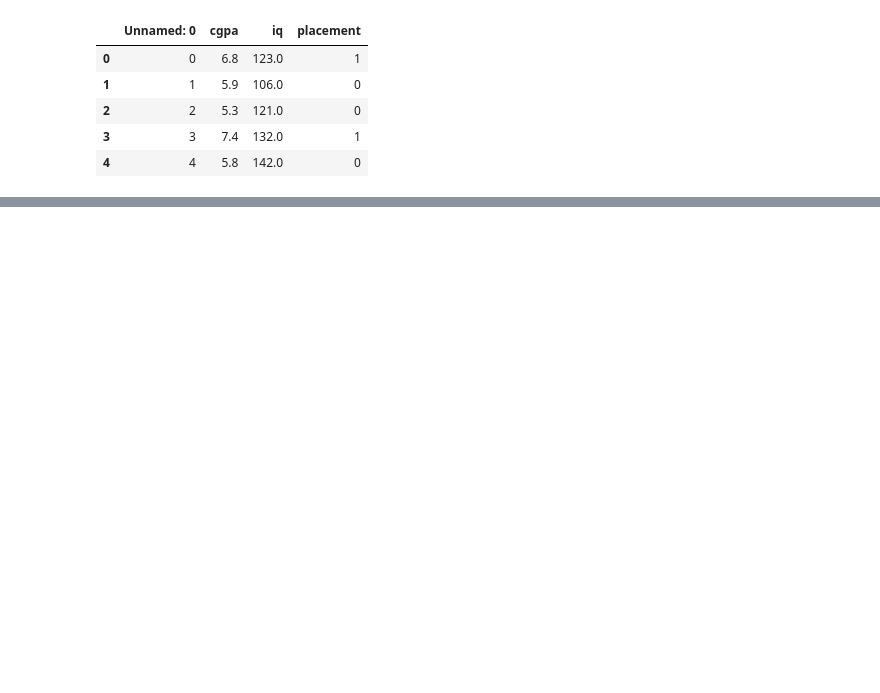
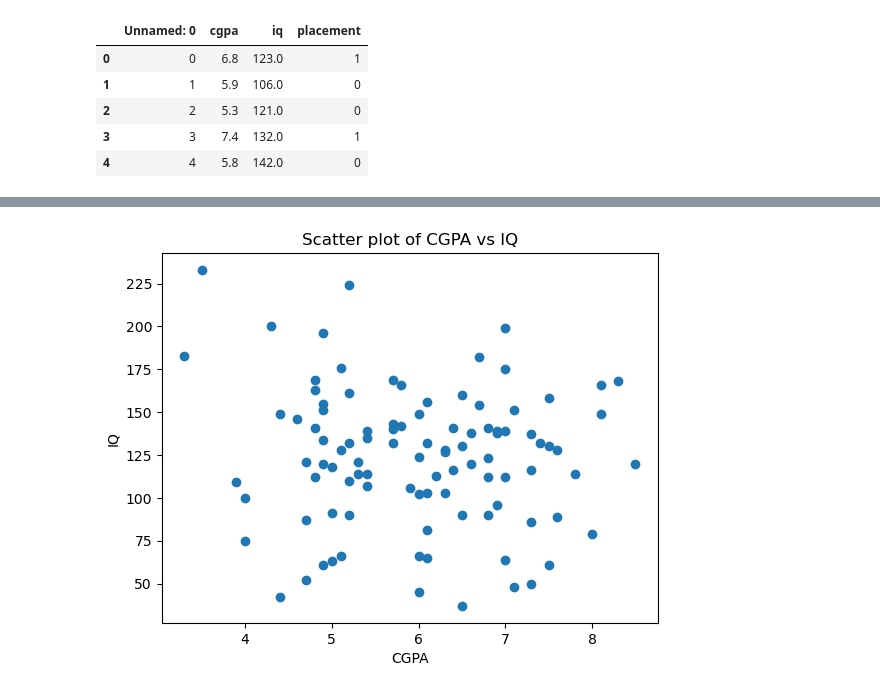
Before and after one commit to abhimanyujangid/ML_Project, a Jupyter notebook: placement-project-logistic-regression/placement-ml.ipynb, the cells around one changed output, grey strips where cells are left out. Saved outputs shown, nothing was run; the diff lists cells and outputs as text; code cells hidden in the pictures; blank space fills up the shorter version.

```diff
--- a/placement-project-logistic-regression/placement-ml.ipynb
+++ b/placement-project-logistic-regression/placement-ml.ipynb
@@ -4,3 +5,3 @@ import pandas as pd
 # %%
-df = pd.read_csv('/home/abhimanyu/Desktop/ML_Project/placement-project-logistic-regression/placement.csv')
+place_df = pd.read_csv('/home/abhimanyu/Desktop/ML_Project/placement-project-logistic-regression/placement.csv')
 # %%
@@ -12,3 +13,5 @@ df.head()
 | 2 | 2 | 5.3 | 121.0 | 0 |
 | 3 | 3 | 7.4 | 132.0 | 1 |
 | 4 | 4 | 5.8 | 142.0 | 0 |
+# %%
+place_df = place_df.iloc[:,1:]
@@ -14,0 +27,9 @@ df.head()
+# %%
+# Assuming df is your DataFrame containing 'cgpa' and 'iq' columns
+plt.scatter(place_df['cgpa'], place_df['iq'])
+plt.xlabel('CGPA')
+plt.ylabel('IQ')
+plt.title('Scatter plot of CGPA vs IQ')
+plt.show()
+# %% [output]
+[figure, added]
```
Also changed, not shown: parts of 4 cells of this notebook.
